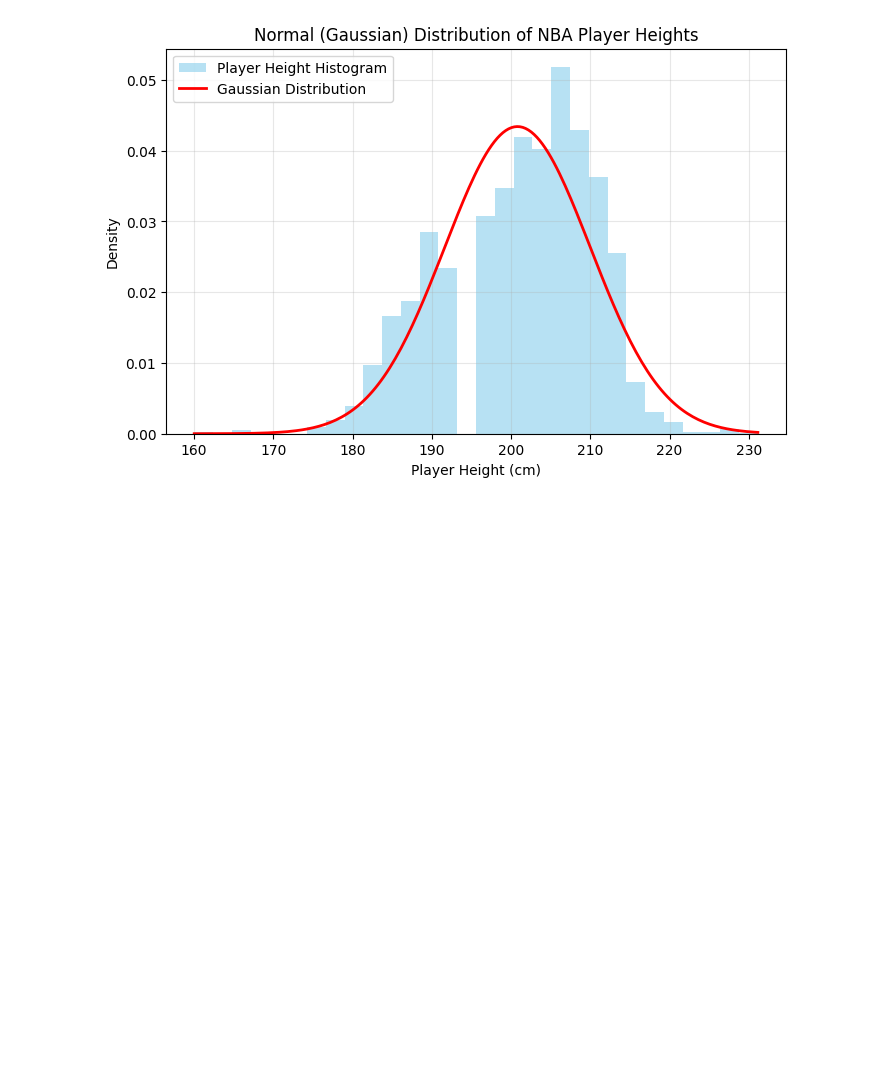
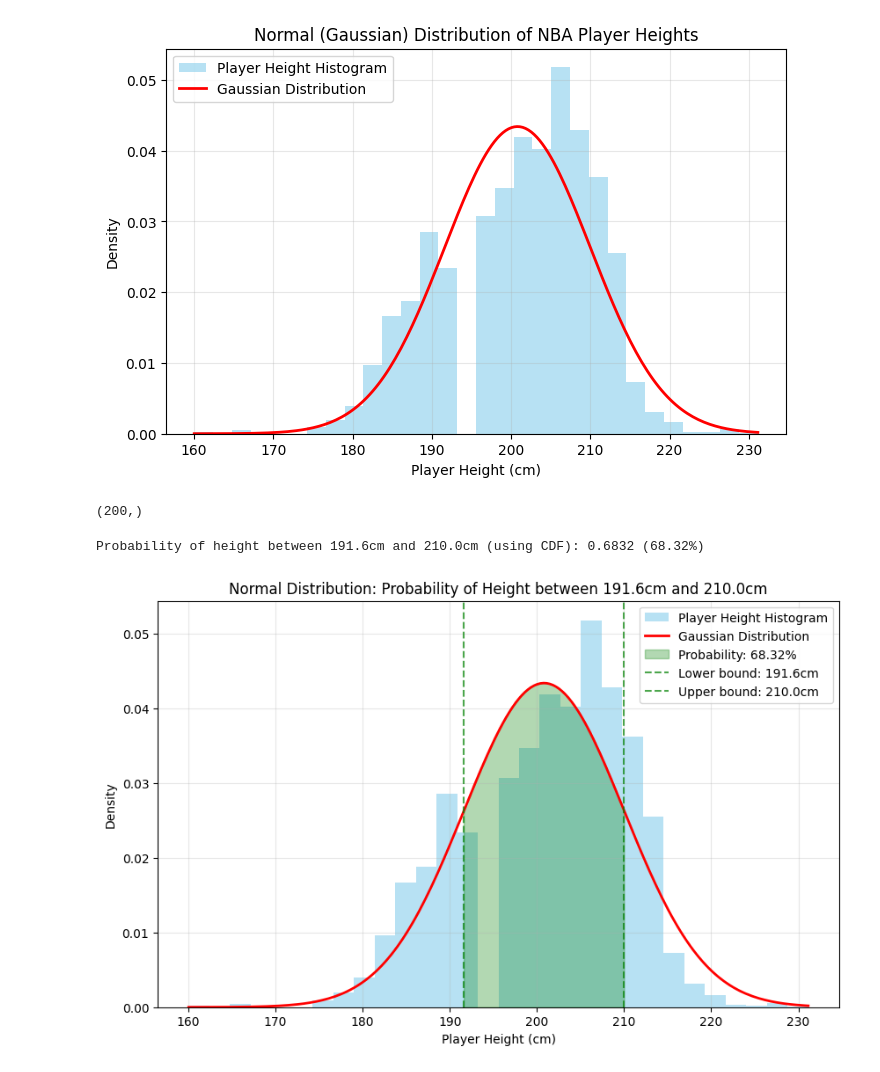
Before and after one commit to xuyuji9000/machine-learning-playground, a Jupyter notebook: 02-math/03-normal-distribution/main.ipynb, the cells around one changed output. Saved outputs shown, nothing was run; the diff lists cells and outputs as text; code cells hidden in the pictures; blank space fills up the shorter version.

Commit message:
relative directory: 02-math/03-normal-distribution/
1. calculate and display the probability of 1 standard deviation

```diff
--- a/02-math/03-normal-distribution/main.ipynb
+++ b/02-math/03-normal-distribution/main.ipynb
@@ -19,15 +19,16 @@ Standard deviation of player height: 9.2 cm
 # %%
 import numpy as np
 import matplotlib.pyplot as plt
+from scipy.stats import norm
 
 # Use 'df' for player heights
 heights = np.linspace(df['player_height'].min(), df['player_height'].max(), 200)
 mean = df['player_height'].mean()
 std = df['player_height'].std()
 
-# I DON'T understand PDF yet
-# Gaussian/Normal PDF using existing df variable
-pdf = (1 / (std * np.sqrt(2 * np.pi))) * np.exp(-0.5 * ((heights - mean) / std) ** 2)
+# Gaussian/Normal PDF using scipy.stats.norm.pdf()
+pdf = norm.pdf(heights, loc=mean, scale=std)
+
 
 plt.figure(figsize=(8, 5))
 plt.hist(df['player_height'], bins=30, density=True, alpha=0.6, color='skyblue', label='Player Height Histogram')
@@ -41,3 +42,41 @@ plt.grid(True, alpha=0.3)
 plt.show()
 # %% [output]
 [figure]
+# %%
+pdf.shape
+# %% [output]
+(200,)
+# %%
+# Calculate probability of a range using CDF (recommended method)
+# Example: Probability that a player's height is between (mean - std) and (mean + std)
+
+lower_bound = round(mean - std, 1)
+upper_bound = round(mean + std, 1)
+
+# Method 1: Using CDF (Cumulative Distribution Function) - most efficient
+prob_cdf = norm.cdf(upper_bound, loc=mean, scale=std) - norm.cdf(lower_bound, loc=mean, scale=std)
+
+print(f"Probability of height between {lower_bound}cm and {upper_bound}cm (using CDF): {prob_cdf:.4f} ({prob_cdf*100:.2f}%)")
+
+# Visualize the range
+plt.figure(figsize=(10, 6))
+plt.hist(df['player_height'], bins=30, density=True, alpha=0.6, color='skyblue', label='Player Height Histogram')
+plt.plot(heights, pdf, 'r-', lw=2, label='Gaussian Distribution')
+
+# Shade the area under the curve for the range
+range_heights = np.linspace(lower_bound, upper_bound, 100)
+range_pdf = norm.pdf(range_heights, loc=mean, scale=std)
+plt.fill_between(range_heights, range_pdf, alpha=0.3, color='green', label=f'Probability: {prob_cdf:.2%}')
+
+plt.axvline(lower_bound, color='green', linestyle='--', alpha=0.7, label=f'Lower bound: {lower_bound}cm')
+plt.axvline(upper_bound, color='green', linestyle='--', alpha=0.7, label=f'Upper bound: {upper_bound}cm')
+
+plt.title(f'Normal Distribution: Probability of Height between {lower_bound}cm and {upper_bound}cm')
+plt.xlabel('Player Height (cm)')
+plt.ylabel('Density')
+plt.legend()
+plt.grid(True, alpha=0.3)
+plt.show()
+# %% [output]
+Probability of height between 191.6cm and 210.0cm (using CDF): 0.6832 (68.32%)
+[figure, added]
```
Also changed, not shown: 1 other file.
